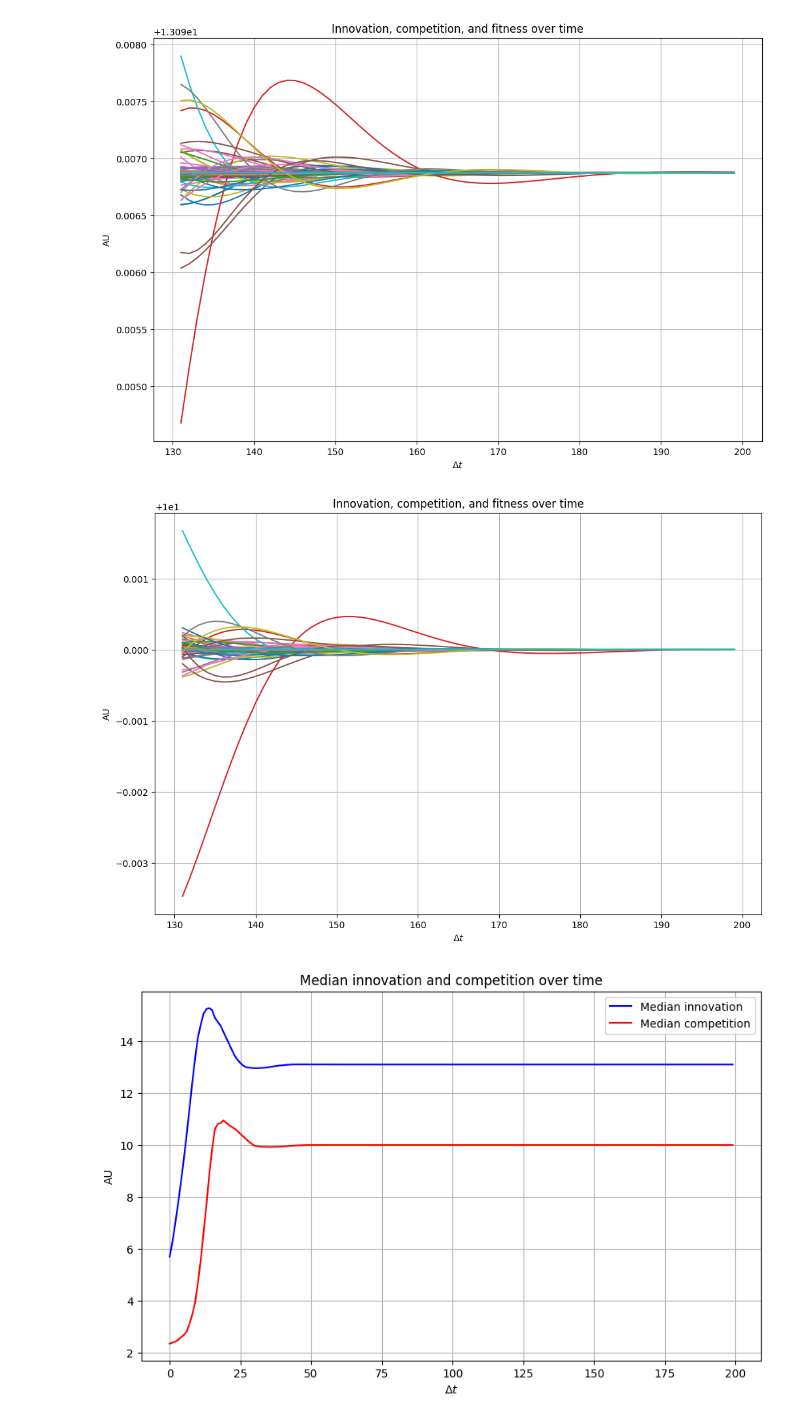
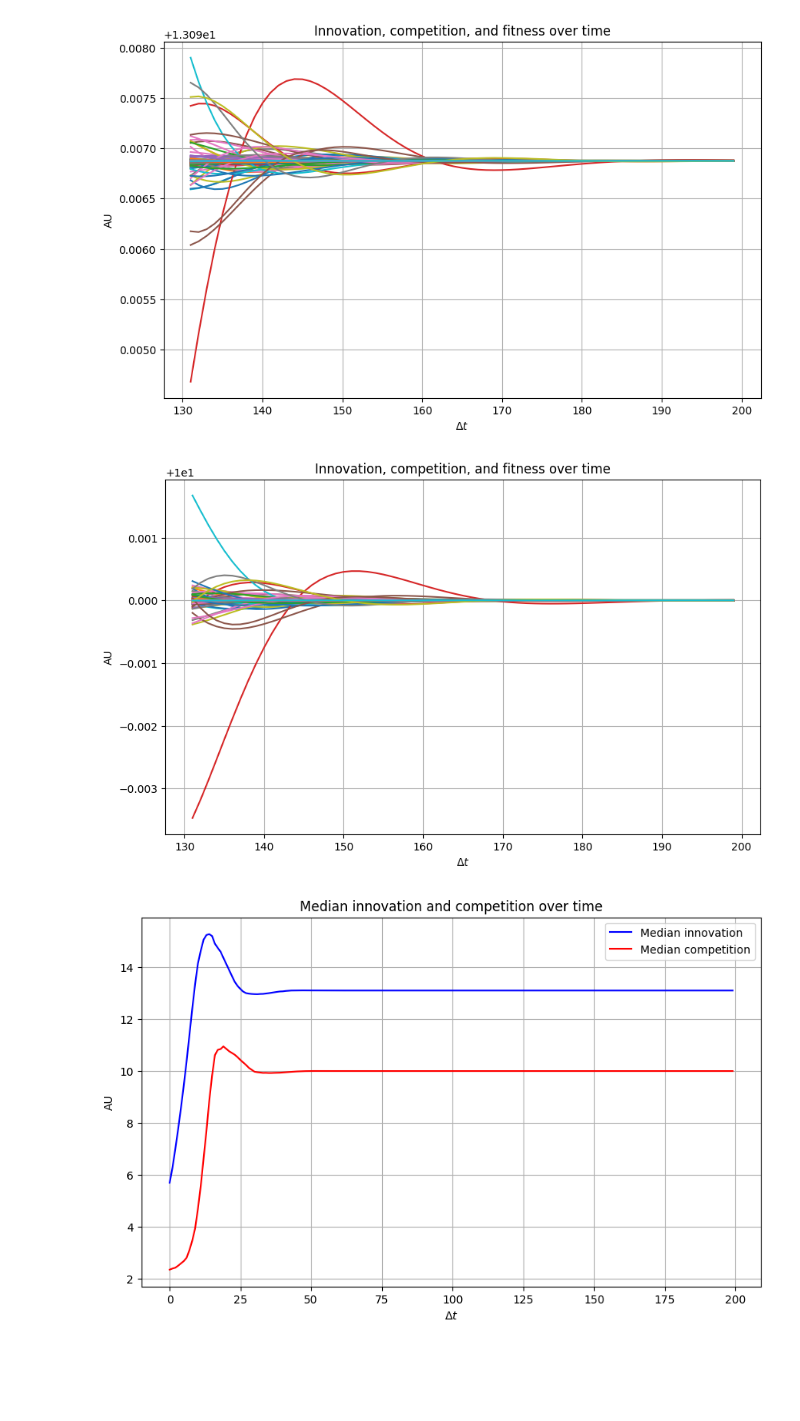
Before and after one commit to antoineruzette/innovation-competition-inspired-by-evolution, a Jupyter notebook: notebooks/plot.ipynb, the cells around one changed output. Cells and saved outputs as stored; diff of their text form; code cells hidden in the pictures; blank space fills up the shorter version.

```diff
--- a/notebooks/plot.ipynb
+++ b/notebooks/plot.ipynb
@@ -12,41 +12,41 @@ import pandas as pd
 df = pd.read_csv('../data/simulation_data.csv')
 
 # plot for each group
-plt.figure(figsize=(12, 8))
+plt.figure(figsize=(10, 6))
 
 for group_id in range(200):
     group_data = df[df['GroupID'] == group_id]
     plt.plot(group_data['TimeStep'], group_data['Innovation'], label=f'Group {group_id} Innovation')
     # plt.plot(group_data['TimeStep'], group_data['Competition'], label=f'Group {group_id} Competition')
     # plt.plot(group_data['TimeStep'], group_data['Fitness'], label=f'Group {group_id} Fitness')
 
 plt.xlabel(r'$\Delta t$')
 plt.ylabel('AU')
 plt.title('Innovation, competition, and fitness over time')
 # plt.legend()
 plt.grid(True)
 plt.savefig('../images/innovation_level_innovation.png', dpi=300)
 plt.show()
 
 # plot for each group
-plt.figure(figsize=(12, 8))
+plt.figure(figsize=(10, 6))
 
 for group_id in range(200):
     group_data = df[df['GroupID'] == group_id]
     # plt.plot(group_data['TimeStep'], group_data['Innovation'], label=f'Group {group_id} Innovation')
     plt.plot(group_data['TimeStep'], group_data['Competition'], label=f'Group {group_id} Competition')
     # plt.plot(group_data['TimeStep'], group_data['Fitness'], label=f'Group {group_id} Fitness')
 
 plt.xlabel(r'$\Delta t$')
 plt.ylabel('AU')
 plt.title('Innovation, competition, and fitness over time')
 # plt.legend()
 plt.grid(True)
 plt.savefig('../images/innovation_level_competition.png', dpi=300)
 plt.show()
 # %% [output]
-[figure, old version]
+[figure, new version]
-[figure, old version]
+[figure, new version]
 # %%
 # load csv data
 df = pd.read_csv('../data/simulation_data.csv')
```
Also changed, not shown: 3 other files.
